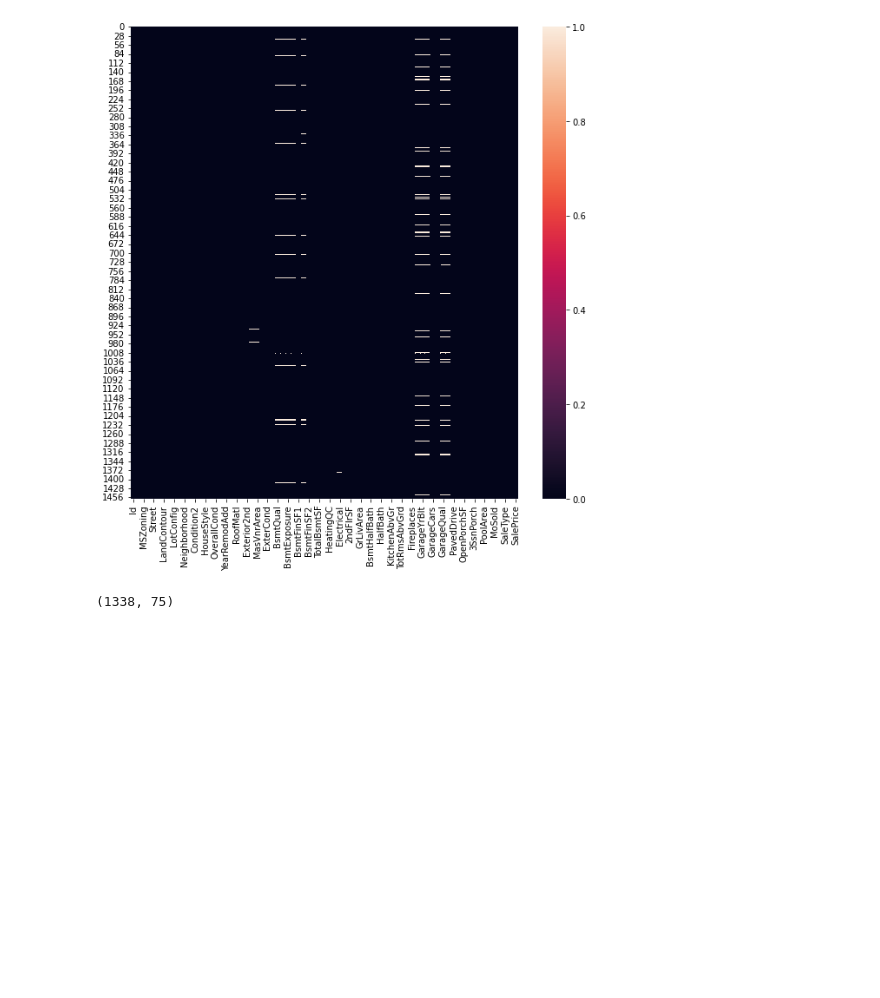
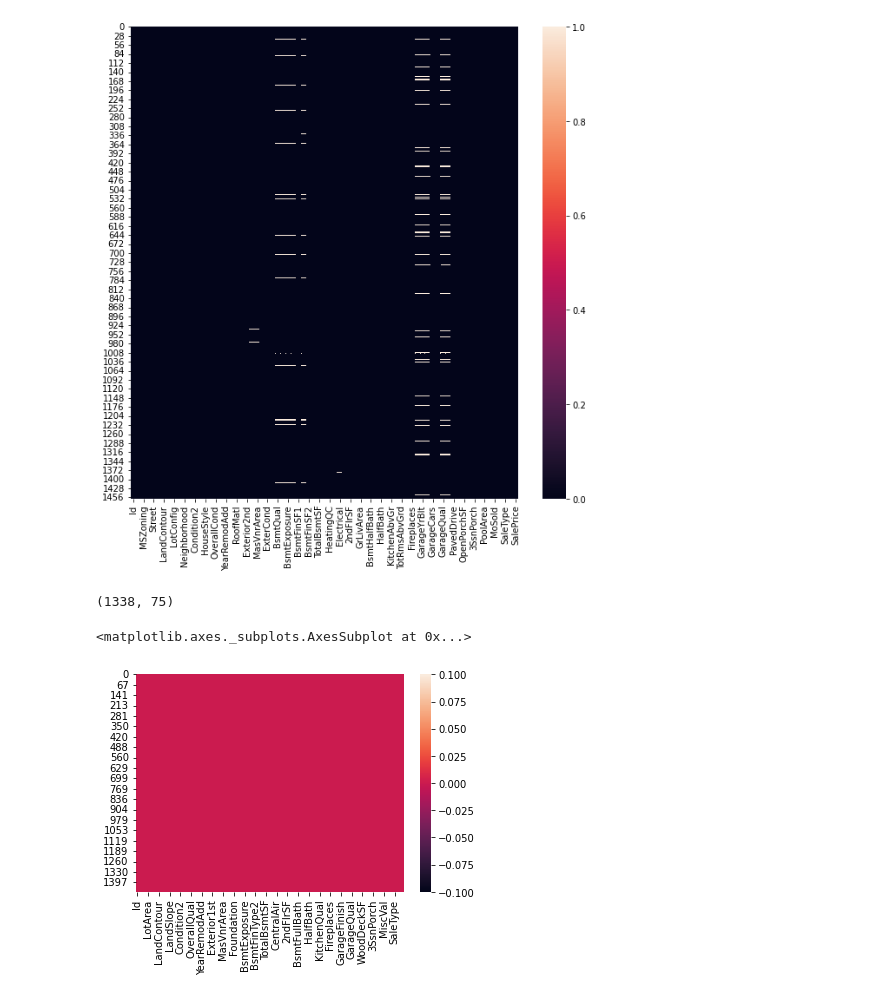
Before and after one commit to BANZOM/MachingLearningStuffs, a Jupyter notebook: RawDataExperiments.ipynb, the cells around one changed output. Cells and saved outputs as stored; diff of their text form; code cells hidden in the pictures; blank space fills up the shorter version.

```diff
--- a/RawDataExperiments.ipynb
+++ b/RawDataExperiments.ipynb
@@ -194,3 +194,10 @@ bmodified_train_df = modified_train_df.dropna()
 bmodified_train_df.shape
 # %% [output]
 (1338, 75)
+# %%
+# checking again the heatmap if still the null values left
+
+sns.heatmap(bmodified_train_df.isnull())
+# %% [output]
+<matplotlib.axes._subplots.AxesSubplot at 0x...>
+[figure, added]
```
Also changed, not shown: parts of 6 cells of this notebook.
